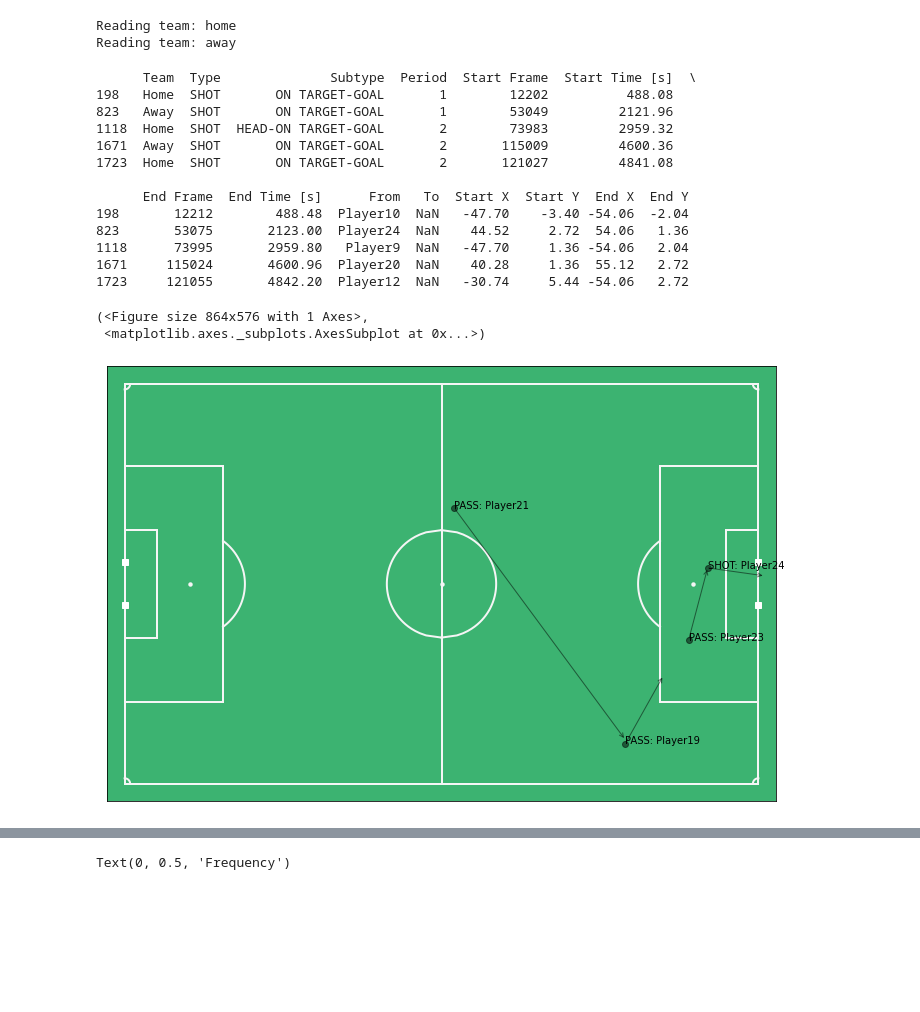
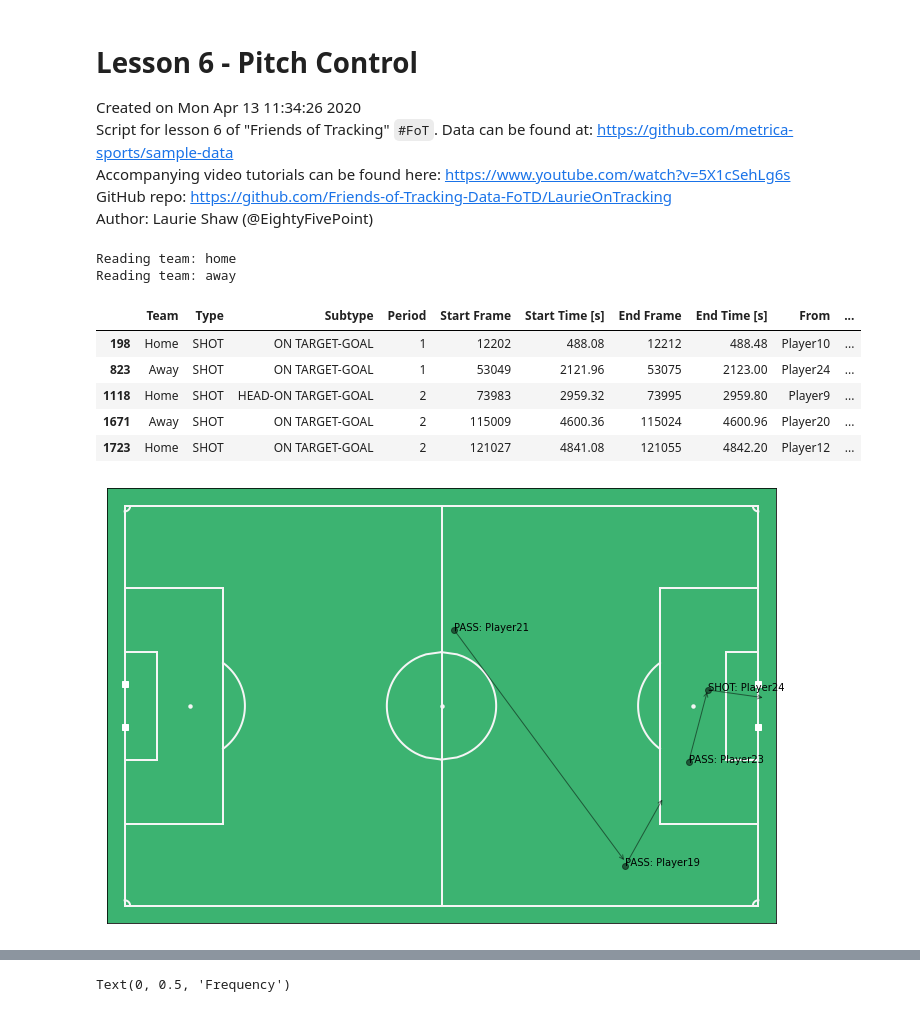
Before and after one commit to Friends-of-Tracking-Data-FoTD/LaurieOnTracking, a Jupyter notebook: notebooks/Lesson6.ipynb, the cells around one changed output, grey strips where cells are left out. Cells and saved outputs as stored; diff of their text form; code cells hidden in the pictures; blank space fills up the shorter version.

```diff
--- a/Lesson6.ipynb
+++ b/notebooks/Lesson6.ipynb
@@ -19 +3,9 @@ GitHub repo: https://github.com/Friends-of-Tracking-Data-FoTD/LaurieOnTracking
+# %% [markdown]
+# Lesson 6 - Pitch Control
+Created on Mon Apr 13 11:34:26 2020
+Script for lesson 6 of "Friends of Tracking" `#FoT`.
+Data can be found at: https://github.com/metrica-sports/sample-data
+Accompanying video tutorials can be found here: https://www.youtube.com/watch?v=5X1cSehLg6s
+GitHub repo: https://github.com/Friends-of-Tracking-Data-FoTD/LaurieOnTracking
+Author: Laurie Shaw (@EightyFivePoint)
 # %%
@@ -25,14 +19,12 @@ import numpy as np
 # %%
-# set up initial path to data
-DATADIR = 'data'
 game_id = 2 # let's look at sample match 2
 
 # read in the event data
-events = mio.read_event_data(DATADIR,game_id)
+events = mio.read_event_data(game_id)
 
 # read in tracking data
-tracking_home = mio.tracking_data(DATADIR,game_id,'Home')
-tracking_away = mio.tracking_data(DATADIR,game_id,'Away')
+tracking_home = mio.read_tracking_data(game_id, 'Home')
+tracking_away = mio.read_tracking_data(game_id, 'Away')
 
 # Convert positions from metrica units to meters (note change in Metrica's coordinate system since the last lesson)
 tracking_home = mio.to_metric_coordinates(tracking_home)
@@ -51,31 +43,22 @@ Reading team: away
 # %%
 """ **** pitch control for passes leading up to goal 2 **** """
 
 # get all shots and goals in the match
 shots = events[events['Type']=='SHOT']
 goals = shots[shots['Subtype'].str.contains('-GOAL')].copy()
 
-print(goals)
+goals
 # %% [output]
-      Team  Type              Subtype  Period  Start Frame  Start Time [s]  \
-198   Home  SHOT       ON TARGET-GOAL       1        12202          488.08
-823   Away  SHOT       ON TARGET-GOAL       1        53049         2121.96
-1118  Home  SHOT  HEAD-ON TARGET-GOAL       2        73983         2959.32
-1671  Away  SHOT       ON TARGET-GOAL       2       115009         4600.36
-1723  Home  SHOT       ON TARGET-GOAL       2       121027         4841.08
-
-      End Frame  End Time [s]      From   To  Start X  Start Y  End X  End Y
-198       12212        488.48  Player10  NaN   -47.70    -3.40 -54.06  -2.04
-823       53075       2123.00  Player24  NaN    44.52     2.72  54.06   1.36
-1118      73995       2959.80   Player9  NaN   -47.70     1.36 -54.06   2.04
-1671     115024       4600.96  Player20  NaN    40.28     1.36  55.12   2.72
-1723     121055       4842.20  Player12  NaN   -30.74     5.44 -54.06   2.72
+|  | Team | Type | Subtype | Period | Start Frame | Start Time [s] | End Frame | End Time [s] | From | ... |
+| 198 | Home | SHOT | ON TARGET-GOAL | 1 | 12202 | 488.08 | 12212 | 488.48 | Player10 | ... |
+| 823 | Away | SHOT | ON TARGET-GOAL | 1 | 53049 | 2121.96 | 53075 | 2123.00 | Player24 | ... |
+| 1118 | Home | SHOT | HEAD-ON TARGET-GOAL | 2 | 73983 | 2959.32 | 73995 | 2959.80 | Player9 | ... |
+| 1671 | Away | SHOT | ON TARGET-GOAL | 2 | 115009 | 4600.36 | 115024 | 4600.96 | Player20 | ... |
+| 1723 | Home | SHOT | ON TARGET-GOAL | 2 | 121027 | 4841.08 | 121055 | 4842.20 | Player12 | ... |
 # %%
 # plot the 3 events leading up to the second goal
-mviz.plot_events( events.loc[820:823], color='k', indicators = ['Marker','Arrow'], annotate=True )
+mviz.plot_events( events.loc[820:823], color='k', indicators = ['Marker','Arrow'], annotate=True );
 # %% [output]
-(<Figure size 864x576 with 1 Axes>,
- <matplotlib.axes._subplots.AxesSubplot at 0x...>)
 [figure]
 # %%
 # first get model parameters
```
Also changed, not shown: parts of 5 cells of this notebook, 18 other files.
